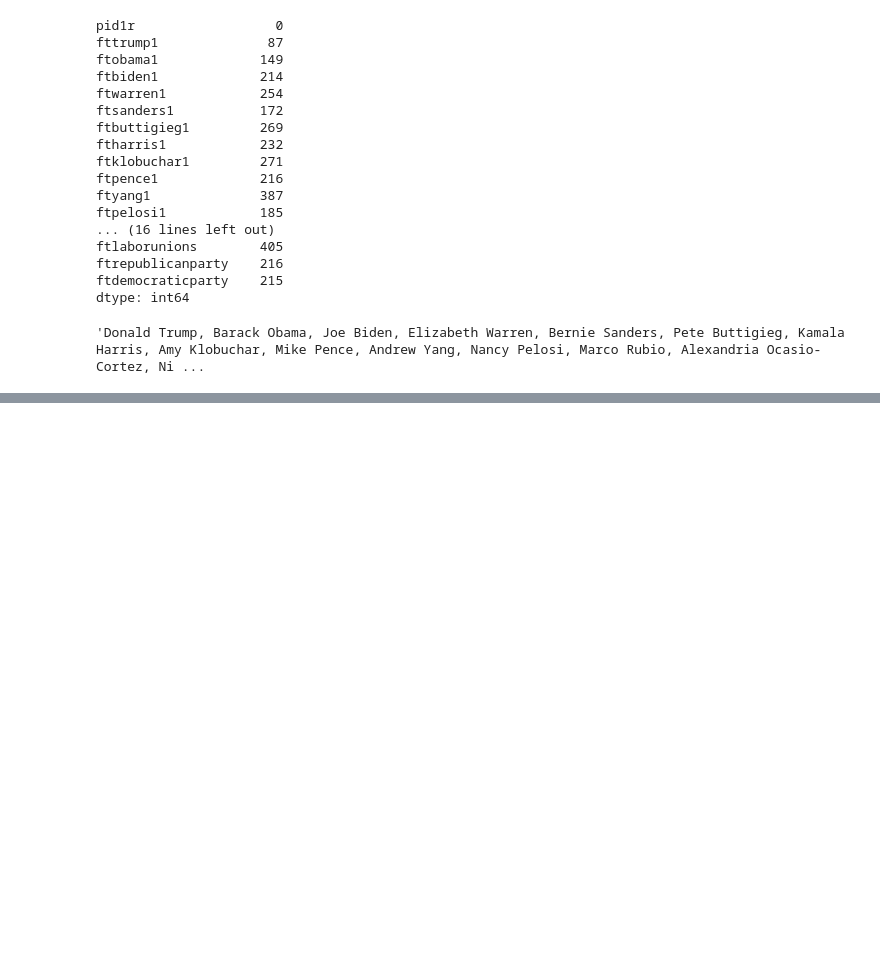
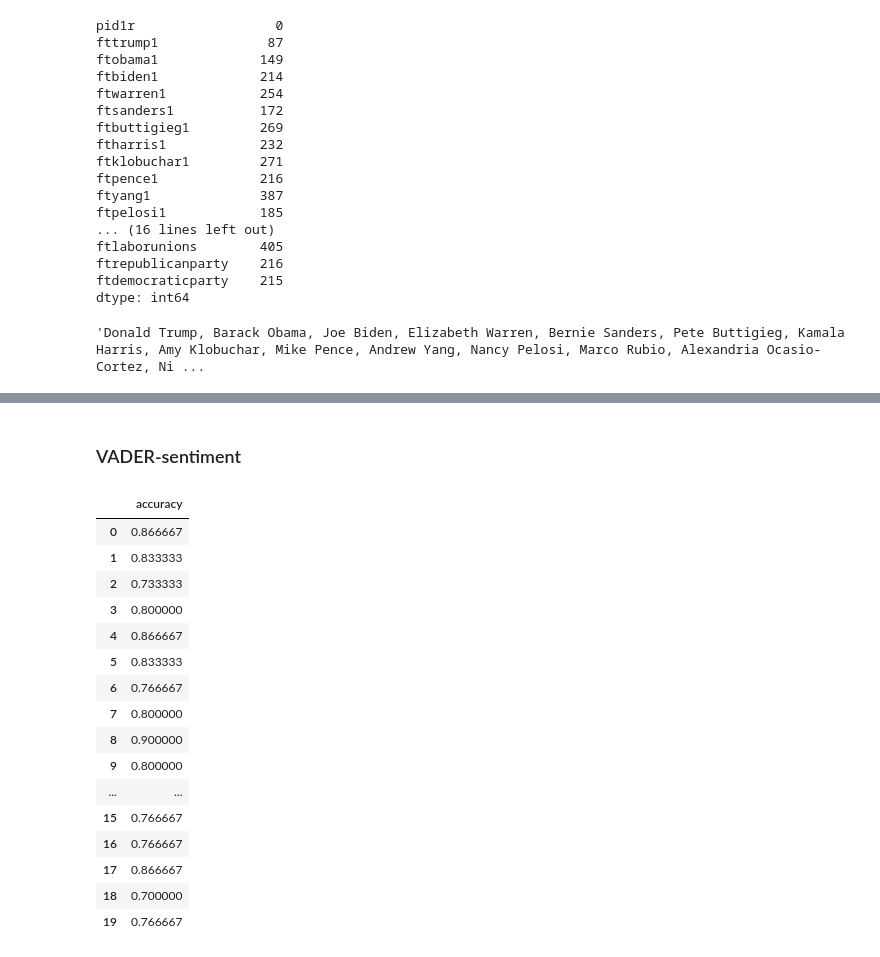
Before and after one commit to hjian42/CommunityLM, a Jupyter notebook: inference/anes2020_pilot.ipynb, the cells around one changed output, grey strips where cells are left out. Cells and saved outputs as stored; diff of their text form; code cells hidden in the pictures; blank space fills up the shorter version.

```diff
--- a/inference/anes2020_pilot.ipynb
+++ b/inference/anes2020_pilot.ipynb
@@ -287,0 +388,25 @@ df = pd.read_csv("anes2020_pilot_prompt_probing.csv")
+# %% [markdown]
+### VADER-sentiment
+# %%
+df_dem = pd.read_csv("../output/scratch_gpt2_2019_dem/group_stance_lexicon_predictions.csv")
+df_repub = pd.read_csv("../output/scratch_gpt2_2019_repub/group_stance_lexicon_predictions.csv")
+df_scores = compute_scores(df, df_dem, df_repub)
+df_scores[['accuracy']]
+# %% [output]
+|  | accuracy |
+| 0 | 0.866667 |
+| 1 | 0.833333 |
+| 2 | 0.733333 |
+| 3 | 0.800000 |
+| 4 | 0.866667 |
+| 5 | 0.833333 |
+| 6 | 0.766667 |
+| 7 | 0.800000 |
+| 8 | 0.900000 |
+| 9 | 0.800000 |
+| ... | ... |
+| 15 | 0.766667 |
+| 16 | 0.766667 |
+| 17 | 0.866667 |
+| 18 | 0.700000 |
+| 19 | 0.766667 |
```
Also changed, not shown: parts of 10 cells of this notebook, 1 other file.
